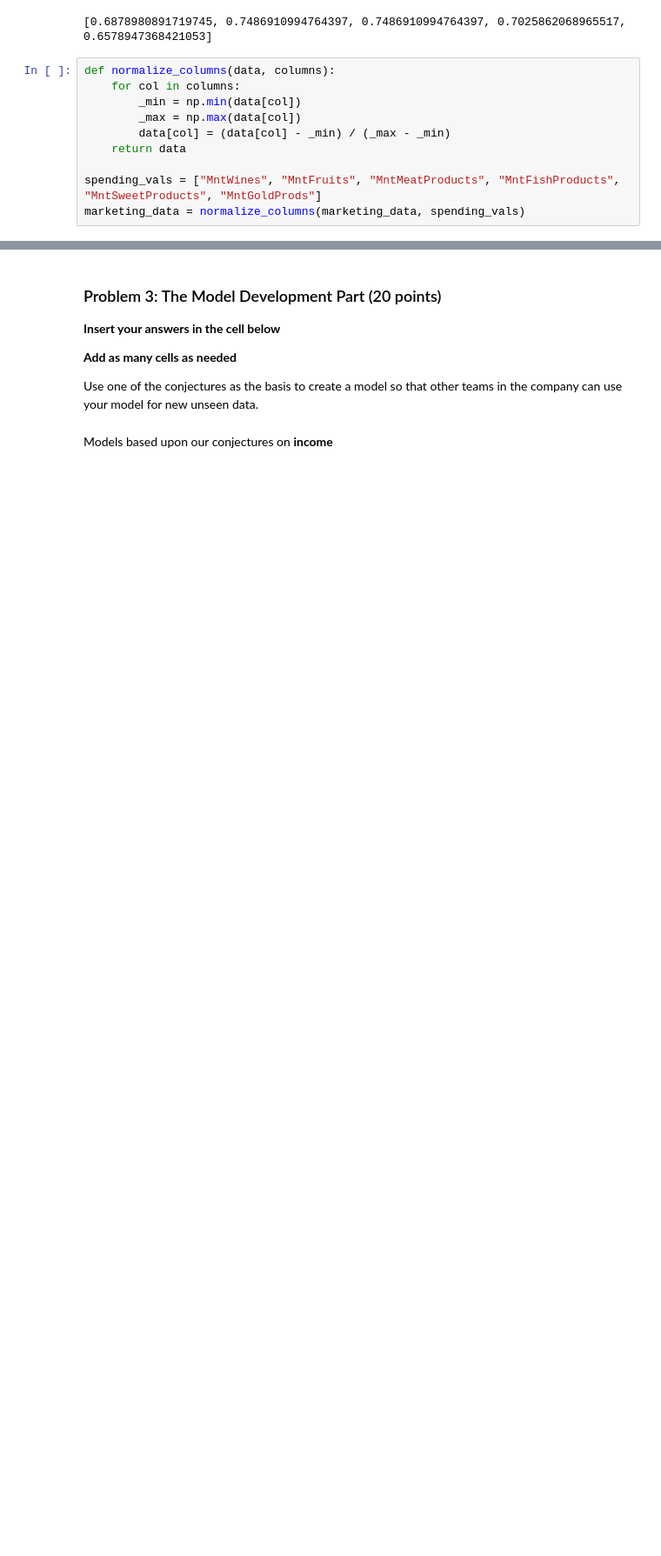
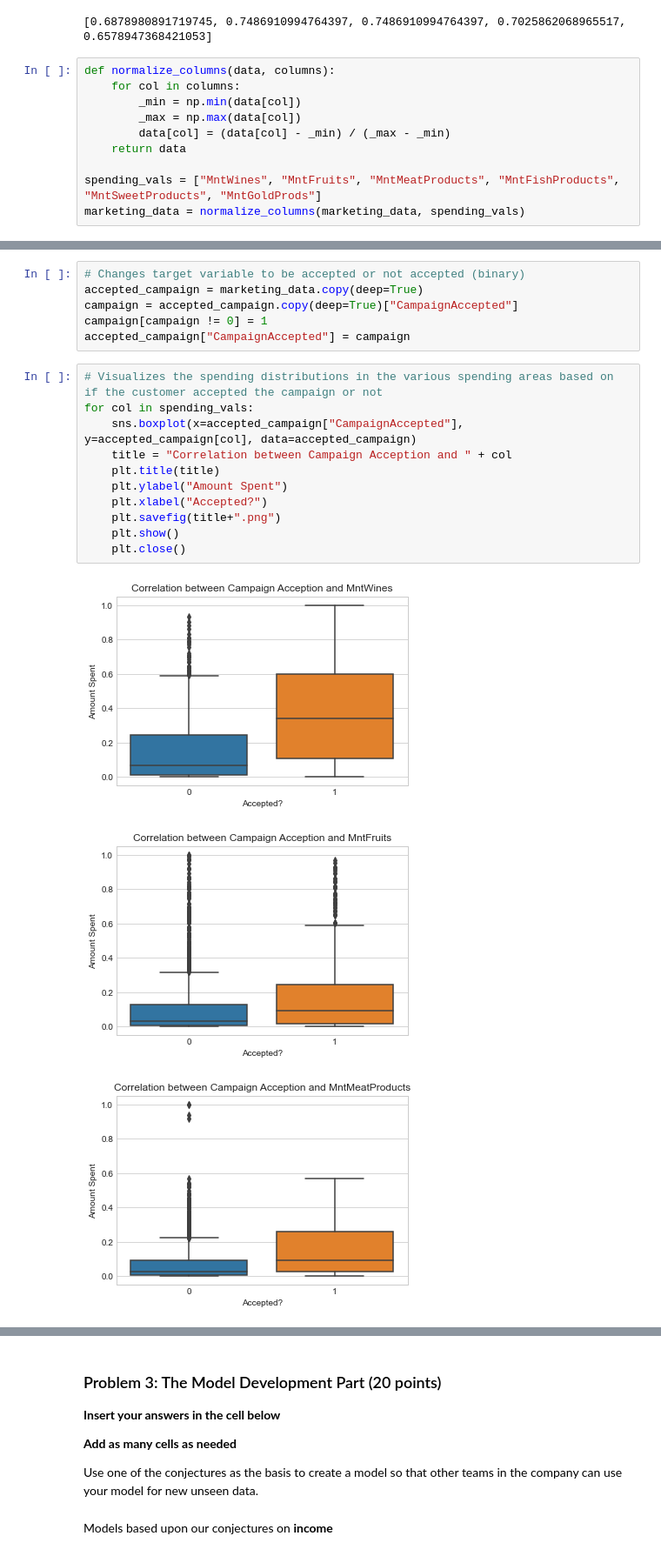
Before and after one commit to aschuliger/DS501_CaseStudy4, a Jupyter notebook: Case_Study_4.ipynb, the cells around one changed output, grey strips where cells are left out. Shown at 87% size. Cells and saved outputs as stored; diff of their text form; blank space fills up the shorter version.

```diff
--- a/Case_Study_4.ipynb
+++ b/Case_Study_4.ipynb
@@ -888,0 +932,21 @@ marketing_data = normalize_columns(marketing_data, spending_vals)
+# %%
+# Changes target variable to be accepted or not accepted (binary)
+accepted_campaign = marketing_data.copy(deep=True)
+campaign = accepted_campaign.copy(deep=True)["CampaignAccepted"]
+campaign[campaign != 0] = 1
+accepted_campaign["CampaignAccepted"] = campaign
+# %%
+# Visualizes the spending distributions in the various spending areas based on if the customer accepted the campaign or not
+for col in spending_vals:
+    sns.boxplot(x=accepted_campaign["CampaignAccepted"], y=accepted_campaign[col], data=accepted_campaign)
+    title = "Correlation between Campaign Acception and " + col
+    plt.title(title)
+    plt.ylabel("Amount Spent")
+    plt.xlabel("Accepted?")
+    plt.savefig(title+".png")
+    plt.show()
+    plt.close()
+# %% [output]
+[figure, added]
+[figure, added]
+[figure, added]
```
Also changed, not shown: parts of 33 cells of this notebook, 4 other files.
